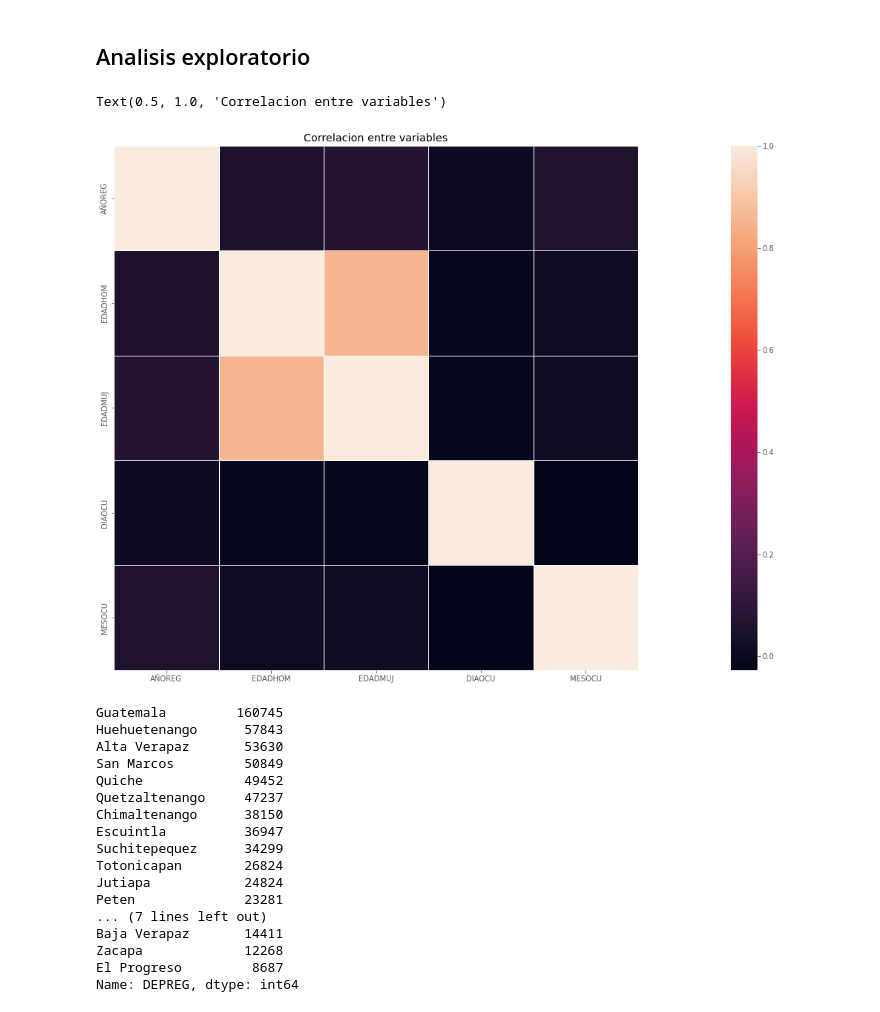
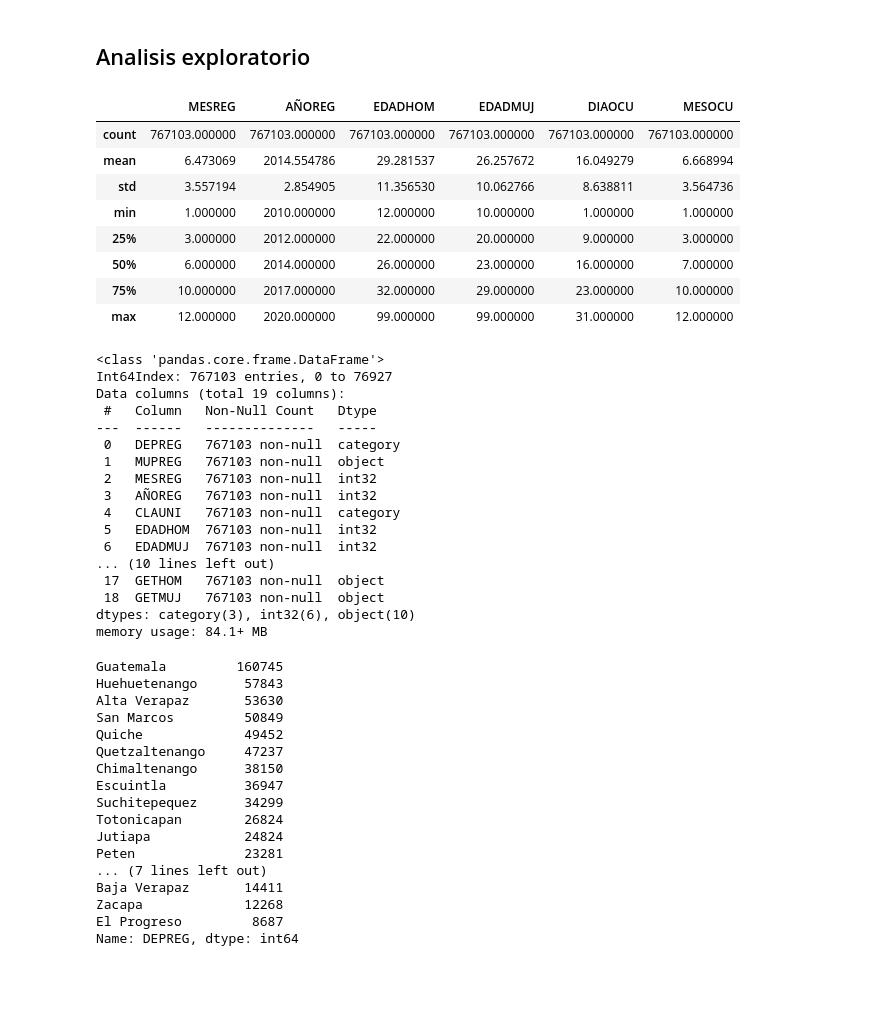
Before and after one commit to JJHH06/DMP1MarriageClustering, a Jupyter notebook: Proyecto1.ipynb, the cells around one changed output. Drawn from its saved outputs; the diff is of its cells as text; code cells hidden in the pictures; blank space fills up the shorter version.

```diff
--- a/Proyecto1.ipynb
+++ b/Proyecto1.ipynb
@@ -338,14 +338,38 @@ marriage_data
 767103 rows × 19 columns
 # %% [markdown]
 ## Analisis exploratorio
-# %%
-correlacion_datos = marriage_data.corr()
-f, ax = plt.subplots(figsize=(45, 13))
-sb.heatmap(correlacion_datos, vmax=1,square=True, linewidths=.5)
-plt.title("Correlacion entre variables")
-# %% [output]
-Text(0.5, 1.0, 'Correlacion entre variables')
-[figure, removed]
+# %%
+marriage_data.describe()
+# %% [output]
+|  | MESREG | AÑOREG | EDADHOM | EDADMUJ | DIAOCU | MESOCU |
+| count | 767103.000000 | 767103.000000 | 767103.000000 | 767103.000000 | 767103.000000 | 767103.000000 |
+| mean | 6.473069 | 2014.554786 | 29.281537 | 26.257672 | 16.049279 | 6.668994 |
+| std | 3.557194 | 2.854905 | 11.356530 | 10.062766 | 8.638811 | 3.564736 |
+| min | 1.000000 | 2010.000000 | 12.000000 | 10.000000 | 1.000000 | 1.000000 |
+| 25% | 3.000000 | 2012.000000 | 22.000000 | 20.000000 | 9.000000 | 3.000000 |
+| 50% | 6.000000 | 2014.000000 | 26.000000 | 23.000000 | 16.000000 | 7.000000 |
+| 75% | 10.000000 | 2017.000000 | 32.000000 | 29.000000 | 23.000000 | 10.000000 |
+| max | 12.000000 | 2020.000000 | 99.000000 | 99.000000 | 31.000000 | 12.000000 |
+# %%
+marriage_data.info()
+# %% [output]
+<class 'pandas.core.frame.DataFrame'>
+Int64Index: 767103 entries, 0 to 76927
+Data columns (total 19 columns):
+ #   Column   Non-Null Count   Dtype
+---  ------   --------------   -----
+ 0   DEPREG   767103 non-null  category
+ 1   MUPREG   767103 non-null  object
+ 2   MESREG   767103 non-null  int32
+ 3   AÑOREG   767103 non-null  int32
+ 4   CLAUNI   767103 non-null  category
+ 5   EDADHOM  767103 non-null  int32
+ 6   EDADMUJ  767103 non-null  int32
+... (10 lines left out)
+ 17  GETHOM   767103 non-null  object
+ 18  GETMUJ   767103 non-null  object
+dtypes: category(3), int32(6), object(10)
+memory usage: 84.1+ MB
 # %%
 # cantidad de matrimonios segun el departamento
 
```
Also changed, not shown: parts of 1 cell of this notebook.
